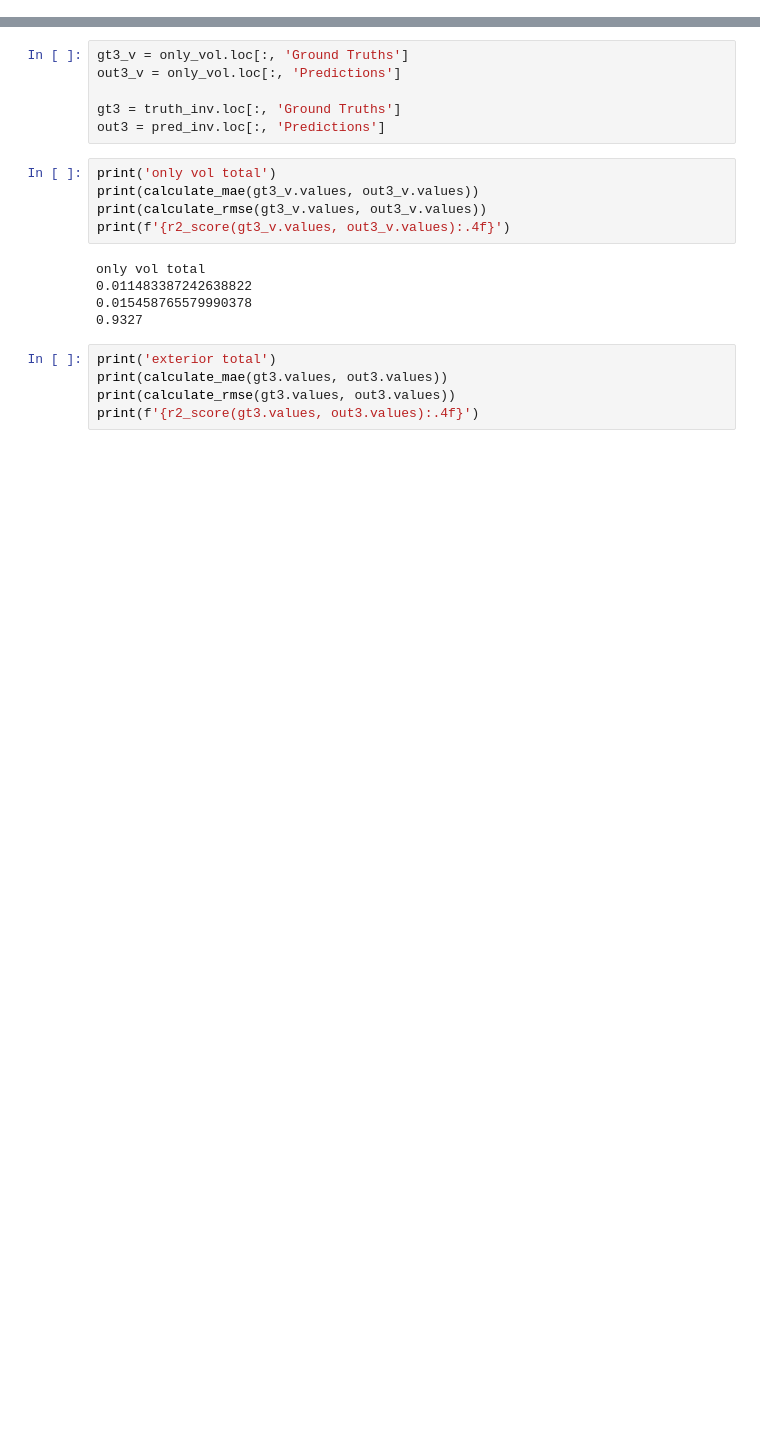
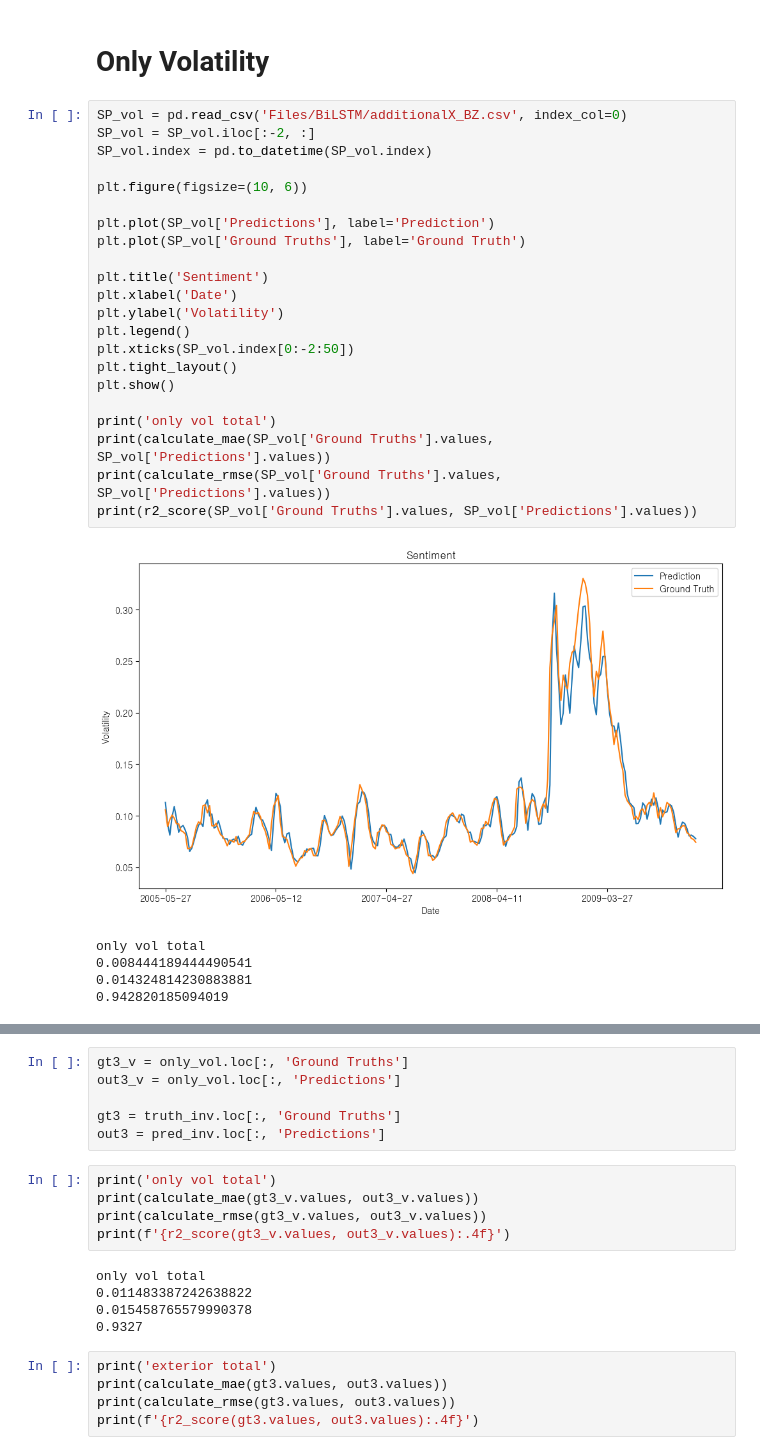
Before and after one commit to kimjuhwan1234/Volatility_Forecasting, a Jupyter notebook: EDA.ipynb, the cells around one changed output, grey strips where cells are left out. Cells and saved outputs as stored; diff of their text form; blank space fills up the shorter version.

```diff
--- a/EDA.ipynb
+++ b/EDA.ipynb
@@ -10,0 +20,30 @@ plt.rc('font', family='GULIM')
+# %% [markdown]
+# Only Volatility
+# %%
+SP_vol = pd.read_csv('Files/BiLSTM/additionalX_BZ.csv', index_col=0)
+SP_vol = SP_vol.iloc[:-2, :]
+SP_vol.index = pd.to_datetime(SP_vol.index)
+
+plt.figure(figsize=(10, 6))
+
+plt.plot(SP_vol['Predictions'], label='Prediction')
+plt.plot(SP_vol['Ground Truths'], label='Ground Truth')
+
+plt.title('Sentiment')
+plt.xlabel('Date')
+plt.ylabel('Volatility')
+plt.legend()
+plt.xticks(SP_vol.index[0:-2:50])
+plt.tight_layout()
+plt.show()
+
+print('only vol total')
+print(calculate_mae(SP_vol['Ground Truths'].values, SP_vol['Predictions'].values))
+print(calculate_rmse(SP_vol['Ground Truths'].values, SP_vol['Predictions'].values))
+print(r2_score(SP_vol['Ground Truths'].values, SP_vol['Predictions'].values))
+# %% [output]
+[figure, added]
+only vol total
+0.008444189444490541
+0.014324814230883881
+0.942820185094019
```
Also changed, not shown: parts of 10 cells of this notebook, 7 other files.
